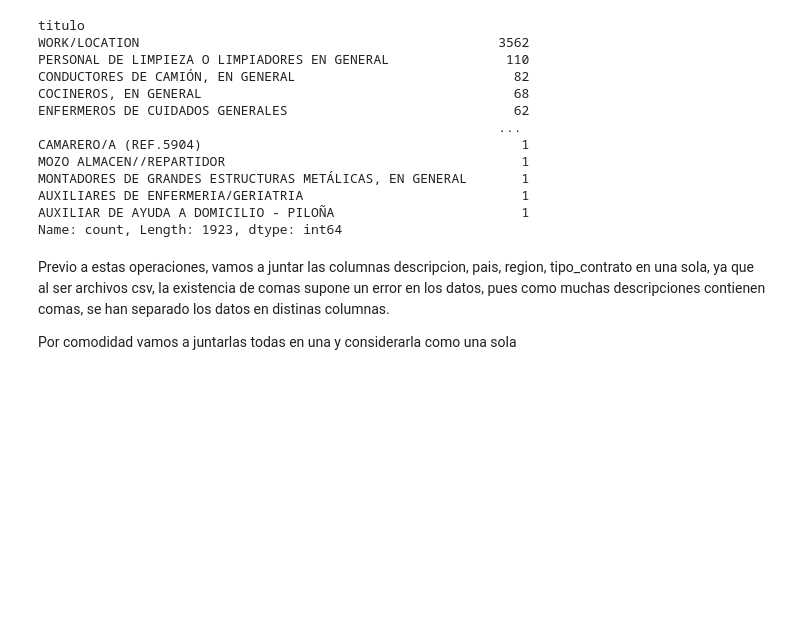
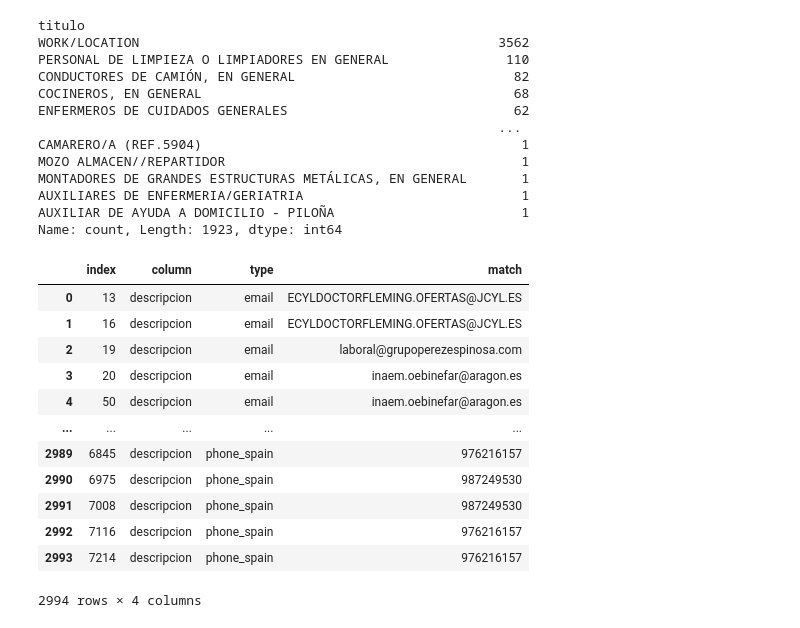
Before and after one commit to MiguelGP-13/DCDC-Project, a Jupyter notebook: eures/main.ipynb, the cells around one changed output. Cells and saved outputs as stored; diff of their text form; code cells hidden in the pictures; blank space fills up the shorter version.

```diff
--- a/eures/main.ipynb
+++ b/eures/main.ipynb
@@ -389,19 +389,6 @@ MONTADORES DE GRANDES ESTRUCTURAS METÁLICAS, EN GENERAL       1
 AUXILIARES DE ENFERMERIA/GERIATRIA                            1
 AUXILIAR DE AYUDA A DOMICILIO - PILOÑA                        1
 Name: count, Length: 1923, dtype: int64
-# %% [markdown]
-Previo a estas operaciones, vamos a juntar las columnas descripcion, pais, region, tipo_contrato en una sola, ya que al ser archivos csv, la existencia de comas supone un error en los datos, pues como muchas descripciones contienen comas, se han separado los datos en distinas columnas.
-
-Por comodidad vamos a juntarlas todas en una y considerarla como una sola
-# %%
-# Columnas a combinar
-cols_to_merge = ["descripcion", "pais", "region", "tipo_contrato"]
-
-# Combina el contenido
-clean["descripcion"] = clean[cols_to_merge].fillna("").agg(" ".join, axis=1)
-
-# elimina las columnas originales
-clean = clean.drop(columns=["pais", "region", "tipo_contrato"])
 # %%
 # expresiones regulares
 email_regex = re.compile(
@@ -413,34 +400,48 @@ email_regex = re.compile(
 phone_regex_spain = re.compile(
     r"(?:\+34\s?)?(?:6|7|8|9)\d{8}\b"
 )
 
 # buscar coincidencias en el DataFrame
 def find_pii(df: pd.DataFrame, target_col: str = "descripcion"):
     """
     Busca correos y teléfonos del DataFrame.
     """
     hits = []
     ser = df[target_col].astype(str).fillna("")
 
     # emails
     mask_email = ser.str.contains(email_regex, regex=True, na=False)
     for idx in df.index[mask_email]:
         matches = re.findall(email_regex, df.at[idx, target_col])
         for match in matches:
             hits.append((idx, target_col, "email", match))
 
     # teléfonos
     mask_phone_spain = ser.str.contains(phone_regex_spain, regex=True, na=False)
     for idx in df.index[mask_phone_spain]:
         matches = re.findall(phone_regex_spain, df.at[idx, target_col])
         for match in matches:
             hits.append((idx, target_col, "phone_spain", match))
 
     # devolver resultados como DataFrame
     result = pd.DataFrame(hits, columns=["index", "column", "type", "match"])
     return result
 
-found = find_pii(clean)
+find_pii(clean)
+# %% [output]
+|  | index | column | type | match |
+| 0 | 13 | descripcion | email | ECYLDOCTORFLEMING.OFERTAS@JCYL.ES |
+| 1 | 16 | descripcion | email | ECYLDOCTORFLEMING.OFERTAS@JCYL.ES |
+| 2 | 19 | descripcion | email | laboral@grupoperezespinosa.com |
+| 3 | 20 | descripcion | email | inaem.oebinefar@aragon.es |
+| 4 | 50 | descripcion | email | inaem.oebinefar@aragon.es |
+| ... | ... | ... | ... | ... |
+| 2989 | 6845 | descripcion | phone_spain | 976216157 |
+| 2990 | 6975 | descripcion | phone_spain | 987249530 |
+| 2991 | 7008 | descripcion | phone_spain | 987249530 |
+| 2992 | 7116 | descripcion | phone_spain | 976216157 |
+| 2993 | 7214 | descripcion | phone_spain | 976216157 |
+2994 rows × 4 columns
 # %%
 # función para anonimizar el DataFrame
 def anonymize_df(df: pd.DataFrame, target_col: str = "descripcion", replace_email: str = "[EMAIL]", replace_phone: str = "[PHONE]"):
```
Also changed, not shown: parts of 2 cells of this notebook, 2 other files.
